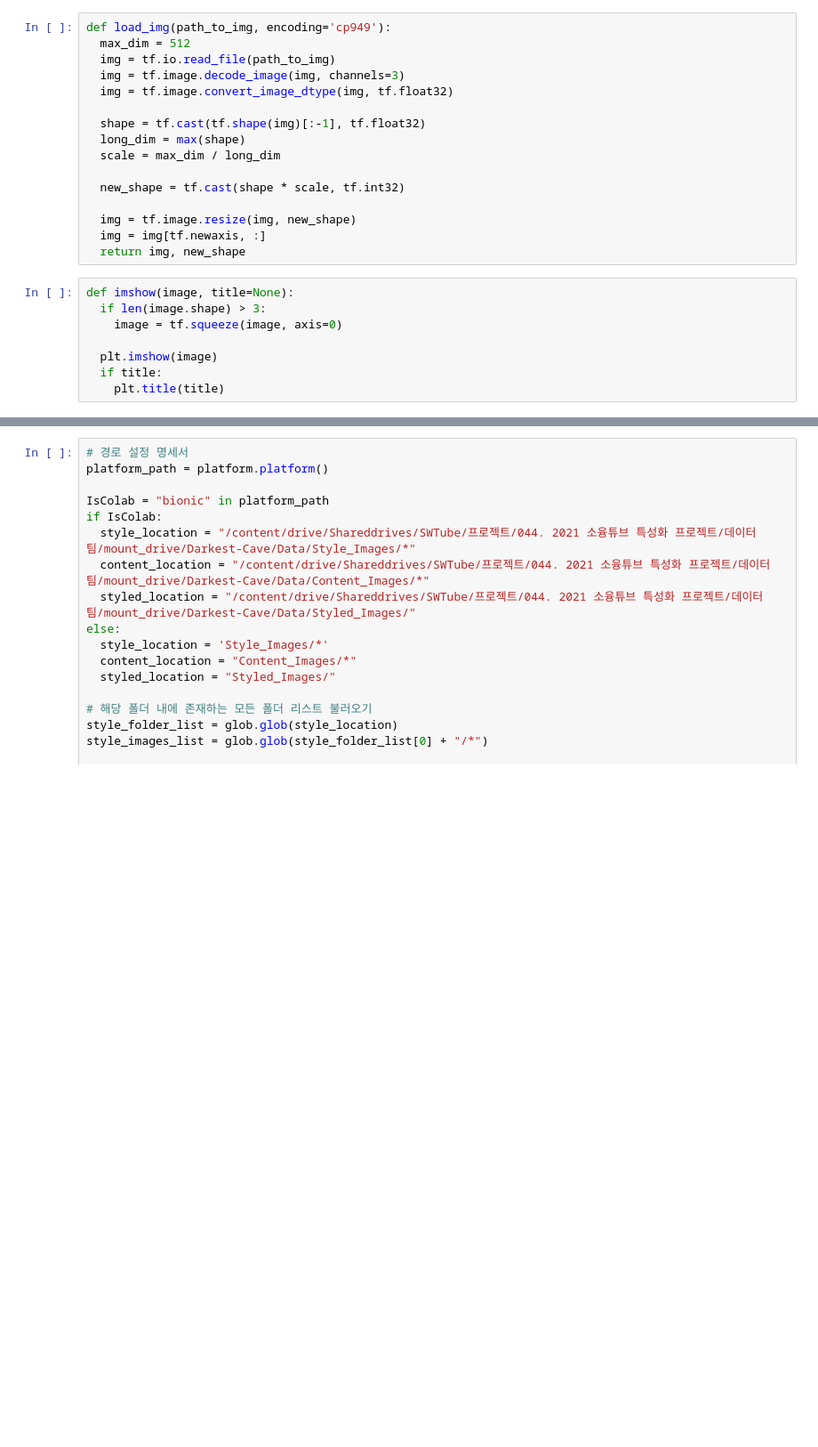
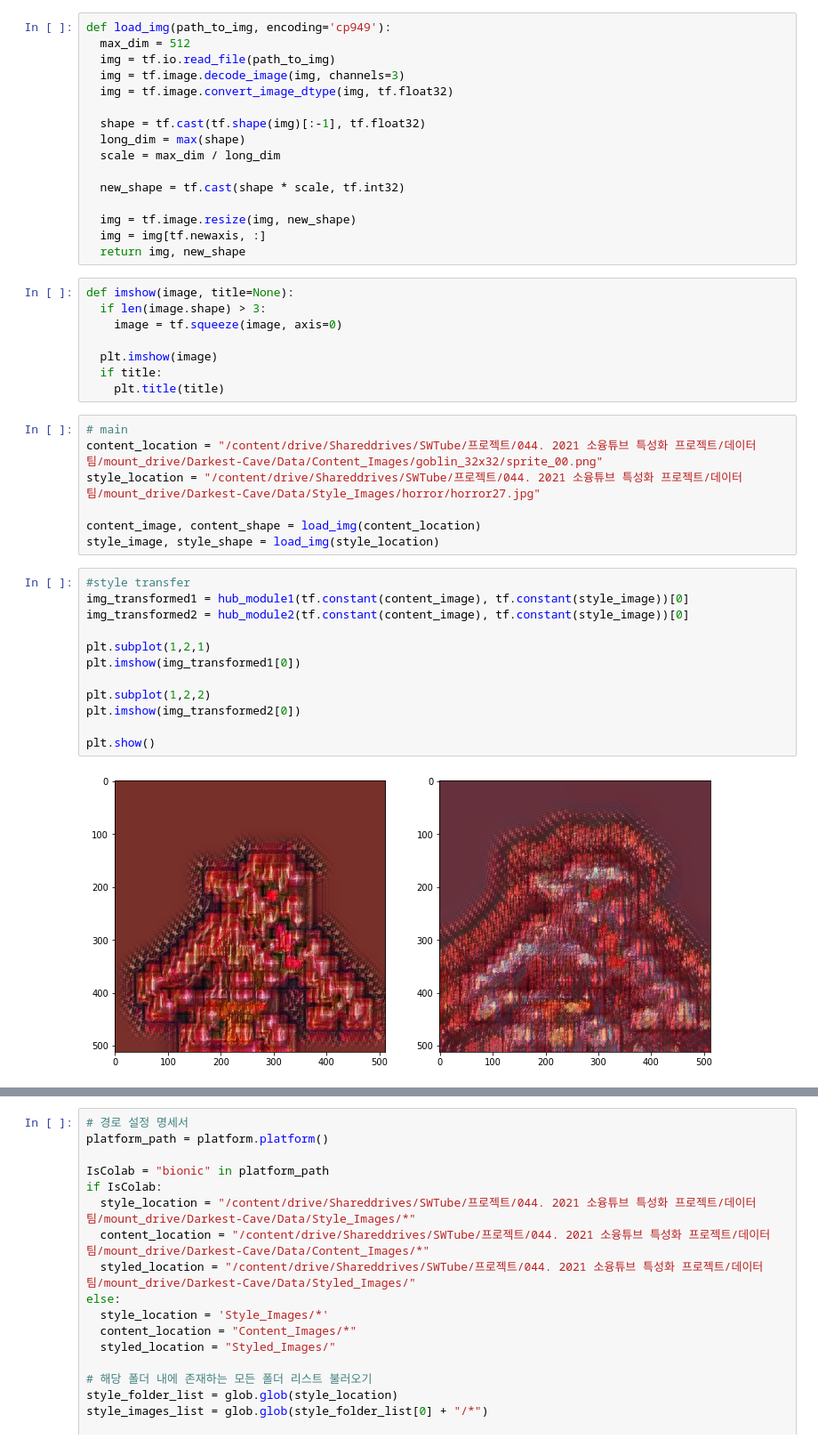
Before and after one commit to SWTube/Darkest-Cave, a Jupyter notebook: Data/Preliminary_Model/mobilenets_Model.ipynb, the cells around one changed output, grey strips where cells are left out. Shown at 89% size. Drawn from its saved outputs; the diff is of its cells as text; blank space fills up the shorter version.

```diff
--- a/Data/Preliminary_Model/mobilenets_Model.ipynb
+++ b/Data/Preliminary_Model/mobilenets_Model.ipynb
@@ -68,3 +73,24 @@ def imshow(image, title=None):
   plt.imshow(image)
   if title:
     plt.title(title)
+# %%
+# main
+content_location = "/content/drive/Shareddrives/SWTube/프로젝트/044. 2021 소융튜브 특성화 프로젝트/데이터 팀/mount_drive/Darkest-Cave/Data/Content_Images/goblin_32x32/sprite_00.png"
+style_location = "/content/drive/Shareddrives/SWTube/프로젝트/044. 2021 소융튜브 특성화 프로젝트/데이터 팀/mount_drive/Darkest-Cave/Data/Style_Images/horror/horror27.jpg"
+
+content_image, content_shape = load_img(content_location)
+style_image, style_shape = load_img(style_location)
+# %%
+#style transfer
+img_transformed1 = hub_module1(tf.constant(content_image), tf.constant(style_image))[0]
+img_transformed2 = hub_module2(tf.constant(content_image), tf.constant(style_image))[0]
+
+plt.subplot(1,2,1)
+plt.imshow(img_transformed1[0])
+
+plt.subplot(1,2,2)
+plt.imshow(img_transformed2[0])
+
+plt.show()
+# %% [output]
+[figure, added]
```
Also changed, not shown: parts of 15 cells of this notebook.
